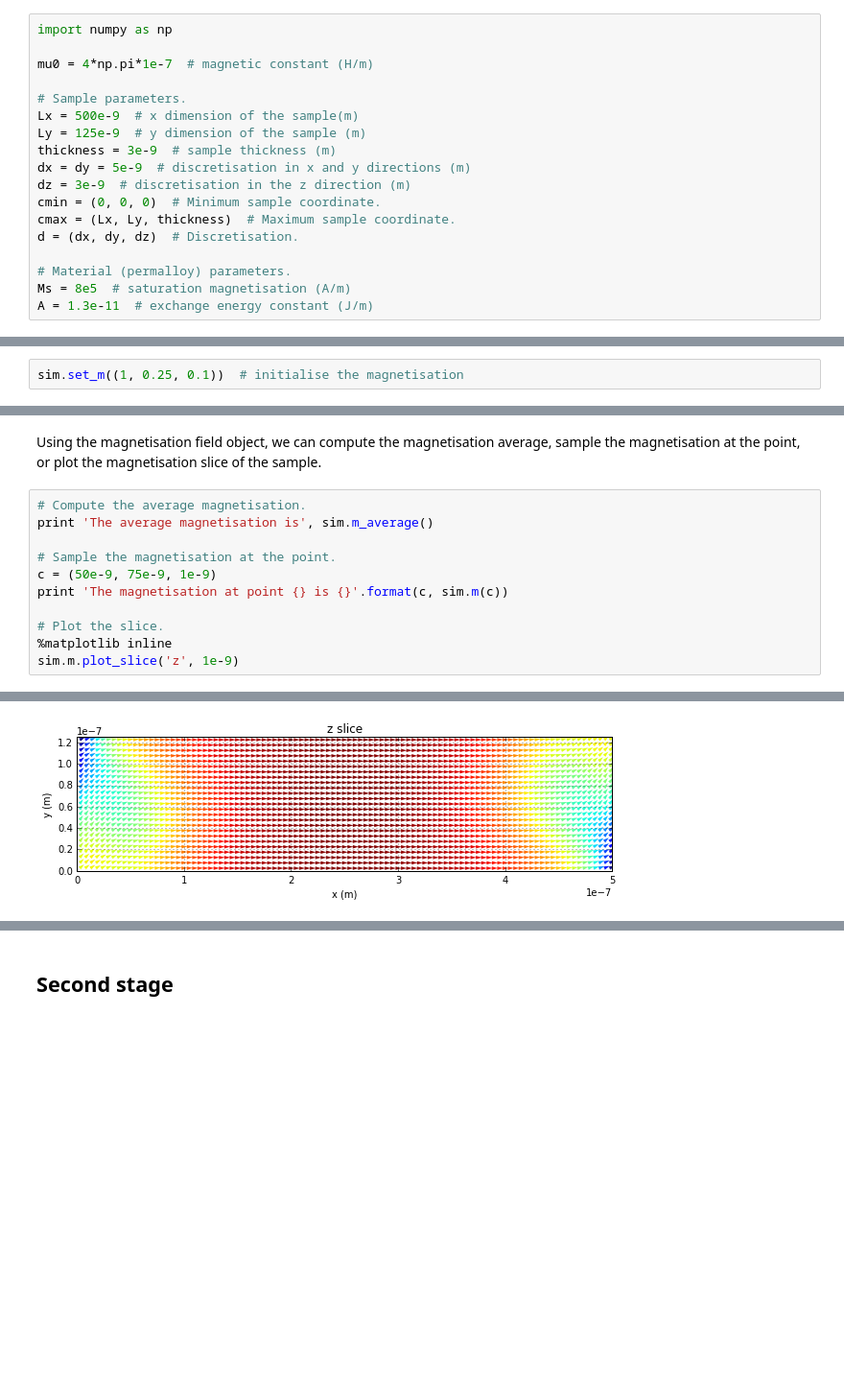
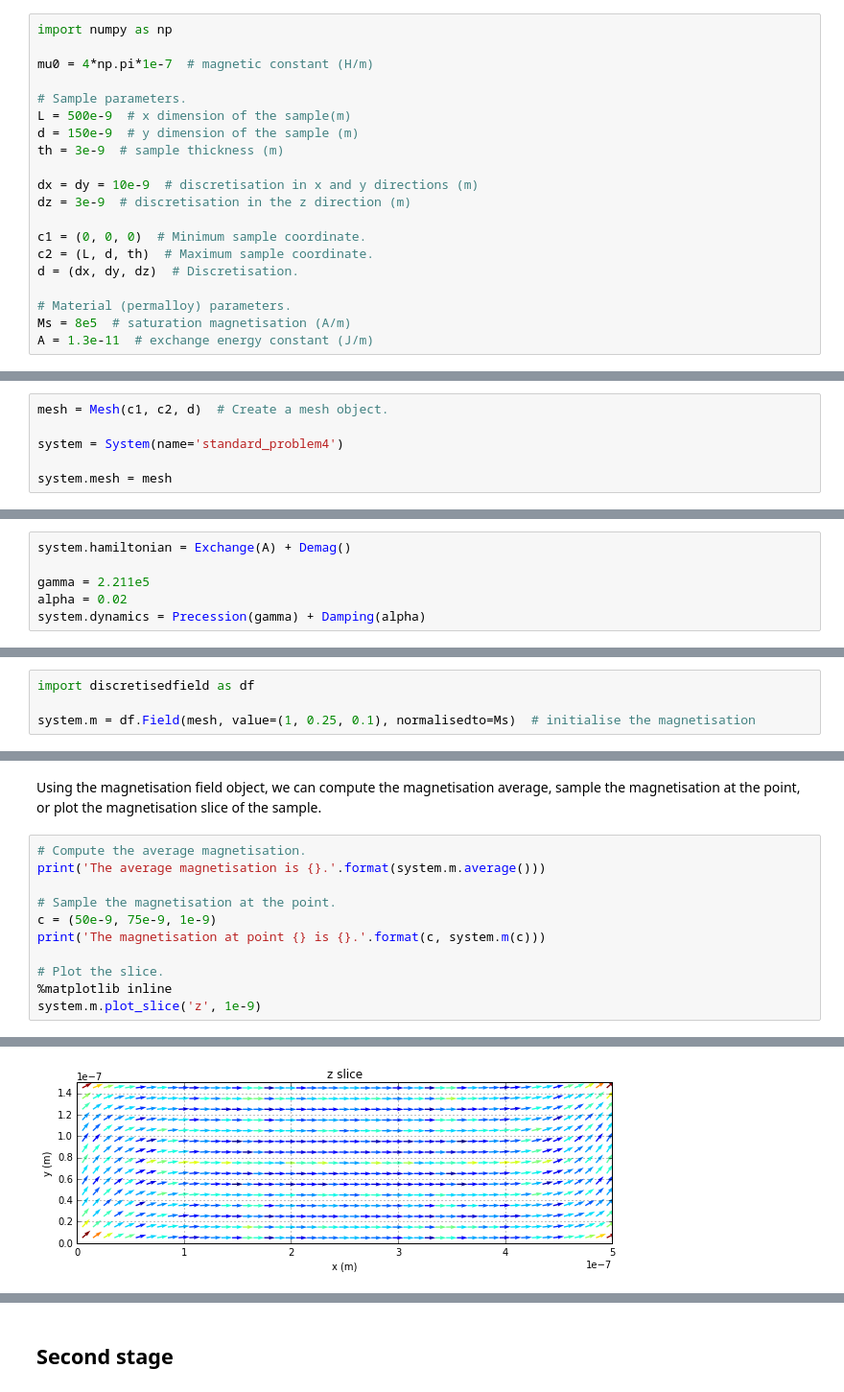
Before and after one commit to ubermag/oommfc, a Jupyter notebook: docs/ipynb/standard_problem4.ipynb, the cells around one changed output, grey strips where cells are left out. Shown at 96% size. Drawn from its saved outputs; the diff is of its cells as text; blank space fills up the shorter version.

```diff
--- a/docs/ipynb/standard_problem4.ipynb
+++ b/docs/ipynb/standard_problem4.ipynb
@@ -38,13 +38,15 @@ import numpy as np
 mu0 = 4*np.pi*1e-7  # magnetic constant (H/m)
 
 # Sample parameters.
-Lx = 500e-9  # x dimension of the sample(m)
-Ly = 125e-9  # y dimension of the sample (m)
-thickness = 3e-9  # sample thickness (m)
-dx = dy = 5e-9  # discretisation in x and y directions (m)
+L = 500e-9  # x dimension of the sample(m)
+d = 150e-9  # y dimension of the sample (m)
+th = 3e-9  # sample thickness (m)
+
+dx = dy = 10e-9  # discretisation in x and y directions (m)
 dz = 3e-9  # discretisation in the z direction (m)
-cmin = (0, 0, 0)  # Minimum sample coordinate.
-cmax = (Lx, Ly, thickness)  # Maximum sample coordinate.
+
+c1 = (0, 0, 0)  # Minimum sample coordinate.
+c2 = (L, d, th)  # Maximum sample coordinate.
 d = (dx, dy, dz)  # Discretisation.
 
 # Material (permalloy) parameters.
@@ -72,2 +68,8 @@ sim = Sim(mesh, Ms, name='standard_problem4')  # Create a simulation object.
+# %%
+mesh = Mesh(c1, c2, d)  # Create a mesh object.
+
+system = System(name='standard_problem4')
+
+system.mesh = mesh
 # %% [markdown]
 Energy terms (exchange and demagnetisation) are added to the system's Hamiltonian.
@@ -77,4 +76,12 @@ sim.add(Demag())  # Add demagnetisation energy.
+# %%
+system.hamiltonian = Exchange(A) + Demag()
+
+gamma = 2.211e5
+alpha = 0.02
+system.dynamics = Precession(gamma) + Damping(alpha)
 # %% [markdown]
 System is initialised so that the magnetisation at all mesh cells is $(1, 0.25, 0.1)$.
 # %%
-sim.set_m((1, 0.25, 0.1))  # initialise the magnetisation
+import discretisedfield as df
+
+system.m = df.Field(mesh, value=(1, 0.25, 0.1), normalisedto=Ms)  # initialise the magnetisation
@@ -86,13 +94,13 @@ sim.run_until(5e-9)  # run time evolution for 5 ns with default value of Gilbert
 Using the magnetisation field object, we can compute the magnetisation average, sample the magnetisation at the point, or plot the magnetisation slice of the sample.
 # %%
 # Compute the average magnetisation.
-print 'The average magnetisation is', sim.m_average()
+print('The average magnetisation is {}.'.format(system.m.average()))
 
 # Sample the magnetisation at the point.
 c = (50e-9, 75e-9, 1e-9)
-print 'The magnetisation at point {} is {}'.format(c, sim.m(c))
+print('The magnetisation at point {} is {}.'.format(c, system.m(c)))
 
 # Plot the slice.
 %matplotlib inline
-sim.m.plot_slice('z', 1e-9)
+system.m.plot_slice('z', 1e-9)
 # %% [output]
@@ -101 +109 @@ The magnetisation at point (5e-08, 7.5e-08, 1e-09) is [  9.63258330e-01   2.6857
-[figure, old version]
+[figure, new version]
```
Also changed, not shown: parts of 21 cells of this notebook, 3 other files.
